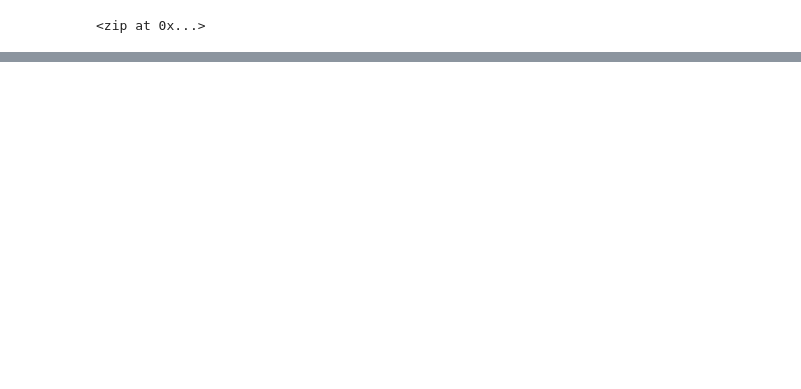
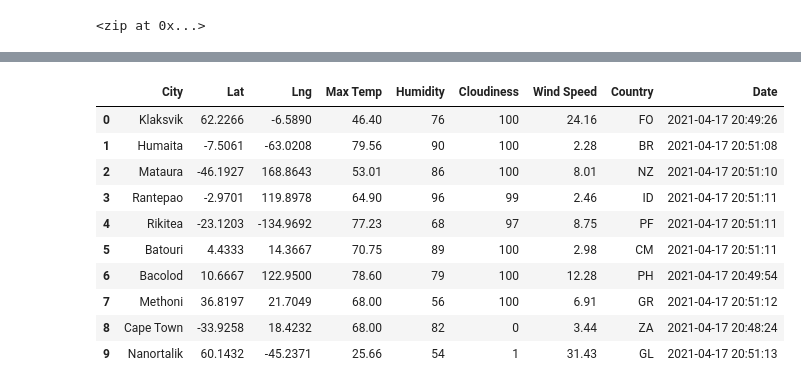
Before and after one commit to travisdharry/World_Weather_Analysis, a Jupyter notebook: WeatherPy.ipynb, the cells around one changed output, grey strips where cells are left out. Cells and saved outputs as stored; diff of their text form; code cells hidden in the pictures; blank space fills up the shorter version.

Commit message:
create df of random cities and weather conditions

```diff
--- a/WeatherPy.ipynb
+++ b/WeatherPy.ipynb
@@ -31,0 +54,3 @@ len(cities)
+# %%
+# Build basic URL for requests
+url = "http://api.openweathermap.org/data/2.5/weather?units=Imperial&APPID=" + weather_api_key
@@ -31,0 +135,16 @@ len(cities)
+# %%
+# Convert the array of dictionaries to a Pandas DataFrame.
+city_data_df = pd.DataFrame(city_data)
+city_data_df.head(10)
+# %% [output]
+|  | City | Lat | Lng | Max Temp | Humidity | Cloudiness | Wind Speed | Country | Date |
+| 0 | Klaksvik | 62.2266 | -6.5890 | 46.40 | 76 | 100 | 24.16 | FO | 2021-04-17 20:49:26 |
+| 1 | Humaita | -7.5061 | -63.0208 | 79.56 | 90 | 100 | 2.28 | BR | 2021-04-17 20:51:08 |
+| 2 | Mataura | -46.1927 | 168.8643 | 53.01 | 86 | 100 | 8.01 | NZ | 2021-04-17 20:51:10 |
+| 3 | Rantepao | -2.9701 | 119.8978 | 64.90 | 96 | 99 | 2.46 | ID | 2021-04-17 20:51:11 |
+| 4 | Rikitea | -23.1203 | -134.9692 | 77.23 | 68 | 97 | 8.75 | PF | 2021-04-17 20:51:11 |
+| 5 | Batouri | 4.4333 | 14.3667 | 70.75 | 89 | 100 | 2.98 | CM | 2021-04-17 20:51:11 |
+| 6 | Bacolod | 10.6667 | 122.9500 | 78.60 | 79 | 100 | 12.28 | PH | 2021-04-17 20:49:54 |
+| 7 | Methoni | 36.8197 | 21.7049 | 68.00 | 56 | 100 | 6.91 | GR | 2021-04-17 20:51:12 |
+| 8 | Cape Town | -33.9258 | 18.4232 | 68.00 | 82 | 0 | 3.44 | ZA | 2021-04-17 20:48:24 |
+| 9 | Nanortalik | 60.1432 | -45.2371 | 25.66 | 54 | 1 | 31.43 | GL | 2021-04-17 20:51:13 |
```
Also changed, not shown: parts of 6 cells of this notebook, 3 other files.
